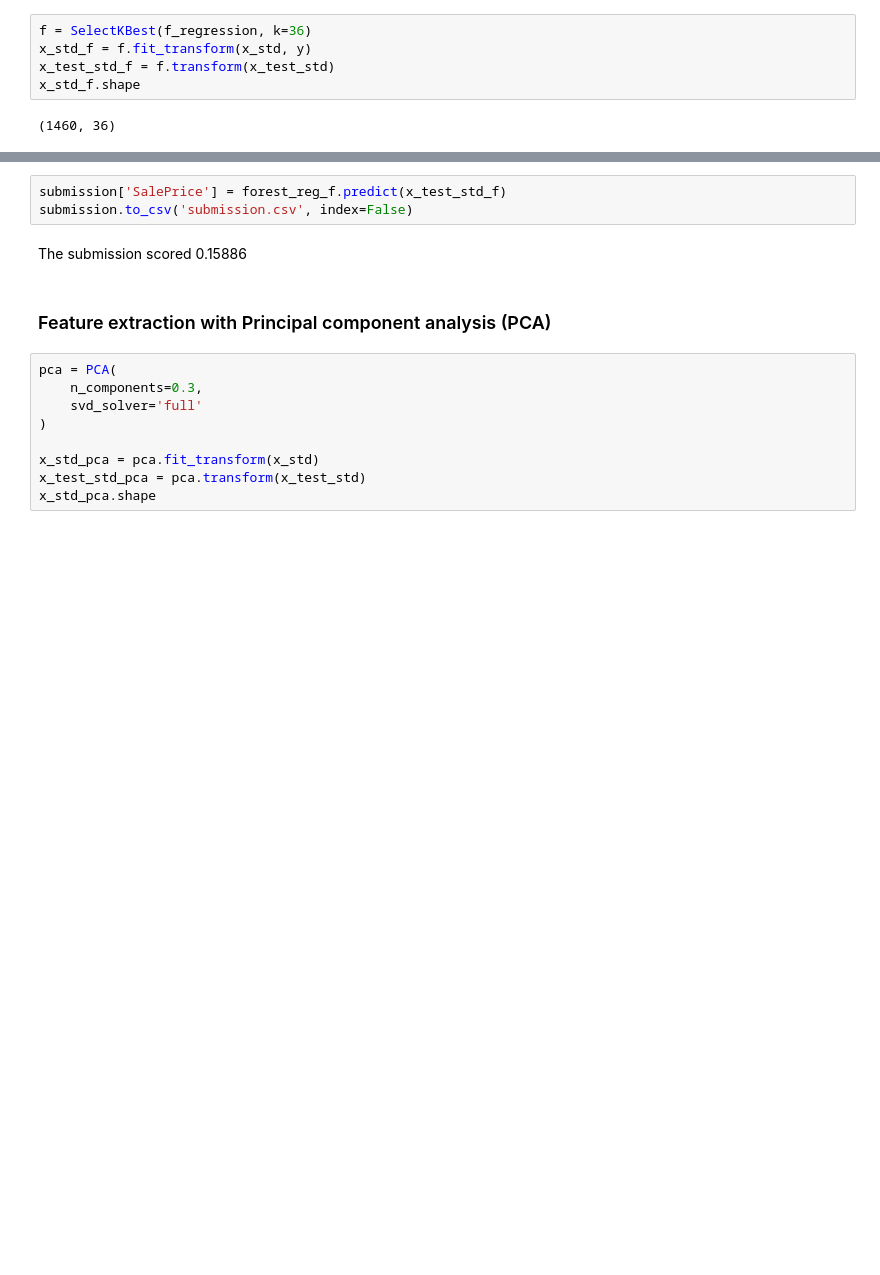
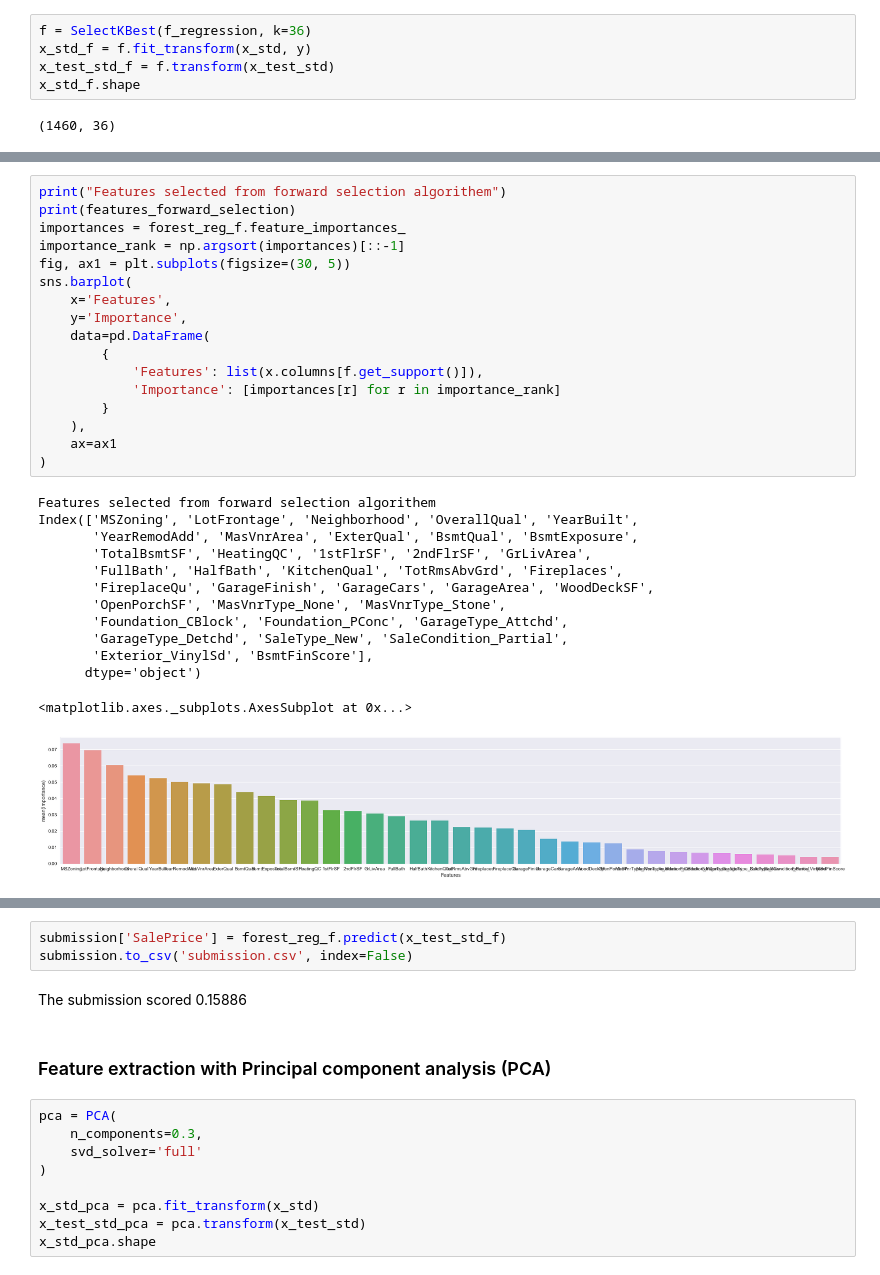
Before and after one commit to r96941046/House-Price, a Jupyter notebook: House Prices.ipynb, the cells around one changed output, grey strips where cells are left out. Saved outputs shown, nothing was run; the diff lists cells and outputs as text; blank space fills up the shorter version.

```diff
--- a/House Prices.ipynb
+++ b/House Prices.ipynb
@@ -2141,0 +2175,31 @@ forest_f_confidence
+# %%
+print("Features selected from forward selection algorithem")
+print(features_forward_selection)
+importances = forest_reg_f.feature_importances_
+importance_rank = np.argsort(importances)[::-1]
+fig, ax1 = plt.subplots(figsize=(30, 5))
+sns.barplot(
+    x='Features',
+    y='Importance',
+    data=pd.DataFrame(
+        {
+            'Features': list(x.columns[f.get_support()]),
+            'Importance': [importances[r] for r in importance_rank]
+        }
+    ),
+    ax=ax1
+)
+# %% [output]
+Features selected from forward selection algorithem
+Index(['MSZoning', 'LotFrontage', 'Neighborhood', 'OverallQual', 'YearBuilt',
+       'YearRemodAdd', 'MasVnrArea', 'ExterQual', 'BsmtQual', 'BsmtExposure',
+       'TotalBsmtSF', 'HeatingQC', '1stFlrSF', '2ndFlrSF', 'GrLivArea',
+       'FullBath', 'HalfBath', 'KitchenQual', 'TotRmsAbvGrd', 'Fireplaces',
+       'FireplaceQu', 'GarageFinish', 'GarageCars', 'GarageArea', 'WoodDeckSF',
+       'OpenPorchSF', 'MasVnrType_None', 'MasVnrType_Stone',
+       'Foundation_CBlock', 'Foundation_PConc', 'GarageType_Attchd',
+       'GarageType_Detchd', 'SaleType_New', 'SaleCondition_Partial',
+       'Exterior_VinylSd', 'BsmtFinScore'],
+      dtype='object')
+<matplotlib.axes._subplots.AxesSubplot at 0x...>
+[figure, added]
```
Also changed, not shown: parts of 16 cells of this notebook, 47 other files.
